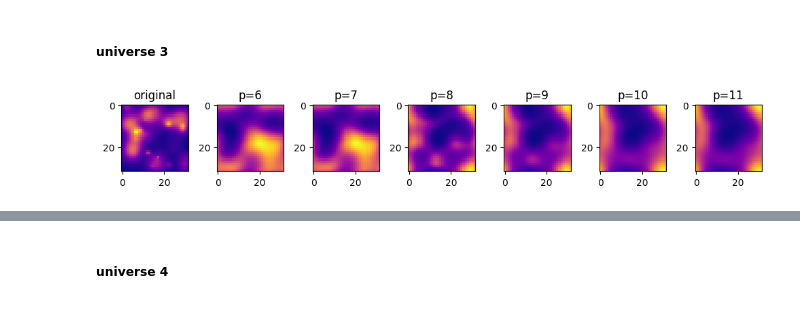
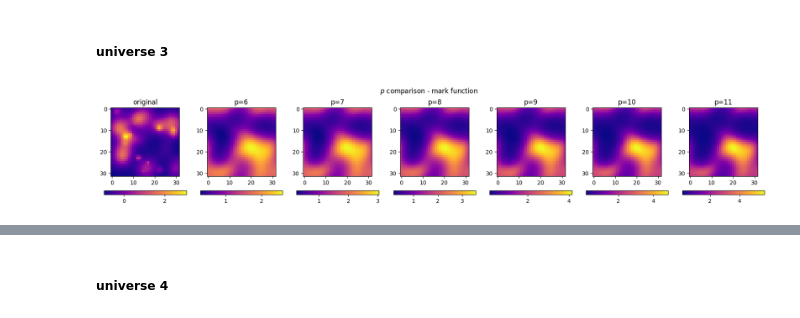
Before and after one commit to amani-hussien/SURP, a Jupyter notebook: model_universe/model_universe_2d.ipynb, the cells around one changed output, grey strips where cells are left out. Saved outputs shown, nothing was run; the diff lists cells and outputs as text; code cells hidden in the pictures.

```diff
--- a/model_universe/model_universe_2d.ipynb
+++ b/model_universe/model_universe_2d.ipynb
@@ -674,88 +770,106 @@ plt.show()
 # different p values
 
 _, _, _, rho_x = u.load_universe("universe_parameters2.json")
-
 rho_R = u.gaussian_filter(rho_x, R=3)
 delta_x = u.overdensity_field(rho_x)
-delta_R1 = u.overdensity_field(rho_R)
-m1, delta_M1 = u.marked_overdensity_field(delta_x, delta_R1, delta_star=4, p=6)
+delta_R = u.overdensity_field(rho_R)
+m1, delta_M1 = u.marked_overdensity_field(delta_x, delta_R, delta_star=4, p=6)
 
 
 rho_R = u.gaussian_filter(rho_x, R=3)
 delta_x = u.overdensity_field(rho_x)
 delta_R = u.overdensity_field(rho_R)
-m2, delta_M2 = u.marked_overdensity_field(delta_x, delta_R1, delta_star=4, p=7)
+m2, delta_M2 = u.marked_overdensity_field(delta_x, delta_R, delta_star=4, p=7)
 
 
 rho_R = u.gaussian_filter(rho_x, R=3)
 delta_x = u.overdensity_field(rho_x)
 delta_R = u.overdensity_field(rho_R)
-m3, delta_M3 = u.marked_overdensity_field(delta_x, delta_R2, delta_star=4, p=8)
+m3, delta_M3 = u.marked_overdensity_field(delta_x, delta_R, delta_star=4, p=8)
 
 
 rho_R = u.gaussian_filter(rho_x, R=3)
 delta_x = u.overdensity_field(rho_x)
 delta_R = u.overdensity_field(rho_R)
-m4, delta_M4 = u.marked_overdensity_field(delta_x, delta_R3, delta_star=4, p=9)
+m4, delta_M4 = u.marked_overdensity_field(delta_x, delta_R, delta_star=4, p=9)
 
 
 rho_R = u.gaussian_filter(rho_x, R=3)
 delta_x = u.overdensity_field(rho_x)
 delta_R = u.overdensity_field(rho_R)
-m5, delta_M5 = u.marked_overdensity_field(delta_x, delta_R4, delta_star=4, p=10)
+m5, delta_M5 = u.marked_overdensity_field(delta_x, delta_R, delta_star=4, p=10)
 
 
 rho_R = u.gaussian_filter(rho_x, R=3)
 delta_x = u.overdensity_field(rho_x)
 delta_R = u.overdensity_field(rho_R)
-m6, delta_M6 = u.marked_overdensity_field(delta_x, delta_R4, delta_star=4, p=11)
+m6, delta_M6 = u.marked_overdensity_field(delta_x, delta_R, delta_star=4, p=11)
 
 
 # stacked overdensity plots
 
 # stacked mark
 
-fig, ax = plt.subplots(1,7,figsize=(10,8))
+fig, ax = plt.subplots(1,7,figsize=(17,3), constrained_layout=True)
 
-ax[0].imshow(delta_x, cmap='plasma')
+im0=ax[0].imshow(delta_x, cmap='plasma')
 ax[0].set_title("original")
-ax[1].imshow(m1, cmap='plasma')
+im1=ax[1].imshow(m1, cmap='plasma')
 ax[1].set_title("p=6")
-ax[2].imshow(m2, cmap='plasma')
+im2=ax[2].imshow(m2, cmap='plasma')
 ax[2].set_title("p=7")
-ax[3].imshow(m3, cmap='plasma')
+im3=ax[3].imshow(m3, cmap='plasma')
 ax[3].set_title("p=8")
-ax[4].imshow(m4, cmap='plasma')
+im4=ax[4].imshow(m4, cmap='plasma')
 ax[4].set_title("p=9")
-ax[5].imshow(m5, cmap='plasma')
+im5=ax[5].imshow(m5, cmap='plasma')
 ax[5].set_title("p=10")
-ax[6].imshow(m6, cmap='plasma')
+im6=ax[6].imshow(m6, cmap='plasma')
+ax[6].set_title("p=11")
+
+fig.suptitle("$p$ comparison - mark function")
+
+
+fig.colorbar(im0, ax=ax[0], orientation='horizontal', pad=0.04)
+fig.colorbar(im1, ax=ax[1], orientation='horizontal', pad=0.04)
+fig.colorbar(im2, ax=ax[2], orientation='horizontal', pad=0.04)
+fig.colorbar(im3, ax=ax[3], orientation='horizontal', pad=0.04)
+fig.colorbar(im4, ax=ax[4], orientation='horizontal', pad=0.04)
+fig.colorbar(im5, ax=ax[5], orientation='horizontal', pad=0.04)
+fig.colorbar(im6, ax=ax[6], orientation='horizontal', pad=0.04)
+
+plt.show()
+
+
+fig, ax = plt.subplots(1,7,figsize=(17,3), constrained_layout=True)
+
+im0=ax[0].imshow(delta_x, cmap='plasma')
+ax[0].set_title("original")
+im1=ax[1].imshow(delta_M1, cmap='plasma')
+ax[1].set_title("p=6")
+im2=ax[2].imshow(delta_M2, cmap='plasma')
+ax[2].set_title("p=7")
+im3=ax[3].imshow(delta_M3, cmap='plasma')
+ax[3].set_title("p=8")
+im4=ax[4].imshow(delta_M4, cmap='plasma')
+ax[4].set_title("p=9")
+im5=ax[5].imshow(delta_M5, cmap='plasma')
+ax[5].set_title("p=10")
+im6=ax[6].imshow(delta_M6, cmap='plasma')
 ax[6].set_title("p=11")
 
 
-plt.tight_layout()
-plt.show()
+fig.suptitle("$p$ comparison - marked overdensity field")
 
 
-fig, ax = plt.subplots(1,7,figsize=(10,8))
+fig.colorbar(im0, ax=ax[0], orientation='horizontal', pad=0.04)
+fig.colorbar(im1, ax=ax[1], orientation='horizontal', pad=0.04)
+fig.colorbar(im2, ax=ax[2], orientation='horizontal', pad=0.04)
+fig.colorbar(im3, ax=ax[3], orientation='horizontal', pad=0.04)
+fig.colorbar(im4, ax=ax[4], orientation='horizontal', pad=0.04)
+fig.colorbar(im5, ax=ax[5], orientation='horizontal', pad=0.04)
+fig.colorbar(im6, ax=ax[6], orientation='horizontal', pad=0.04)
 
-ax[0].imshow(delta_x, cmap='plasma')
-ax[0].set_title("original")
-ax[1].imshow(delta_M1, cmap='plasma')
-ax[1].set_title("p=6")
-ax[2].imshow(delta_M2, cmap='plasma')
-ax[2].set_title("p=7")
-ax[3].imshow(delta_M3, cmap='plasma')
-ax[3].set_title("p=8")
-ax[4].imshow(delta_M4, cmap='plasma')
-ax[4].set_title("p=9")
-ax[5].imshow(delta_M5, cmap='plasma')
-ax[5].set_title("p=10")
-ax[6].imshow(delta_M6, cmap='plasma')
-ax[6].set_title("p=11")
-
-
-plt.tight_layout()
 plt.show()
 # %% [output]
-[figure, old version]
+[figure, new version]
```
Also changed, not shown: parts of 29 cells of this notebook, 3 other files.
